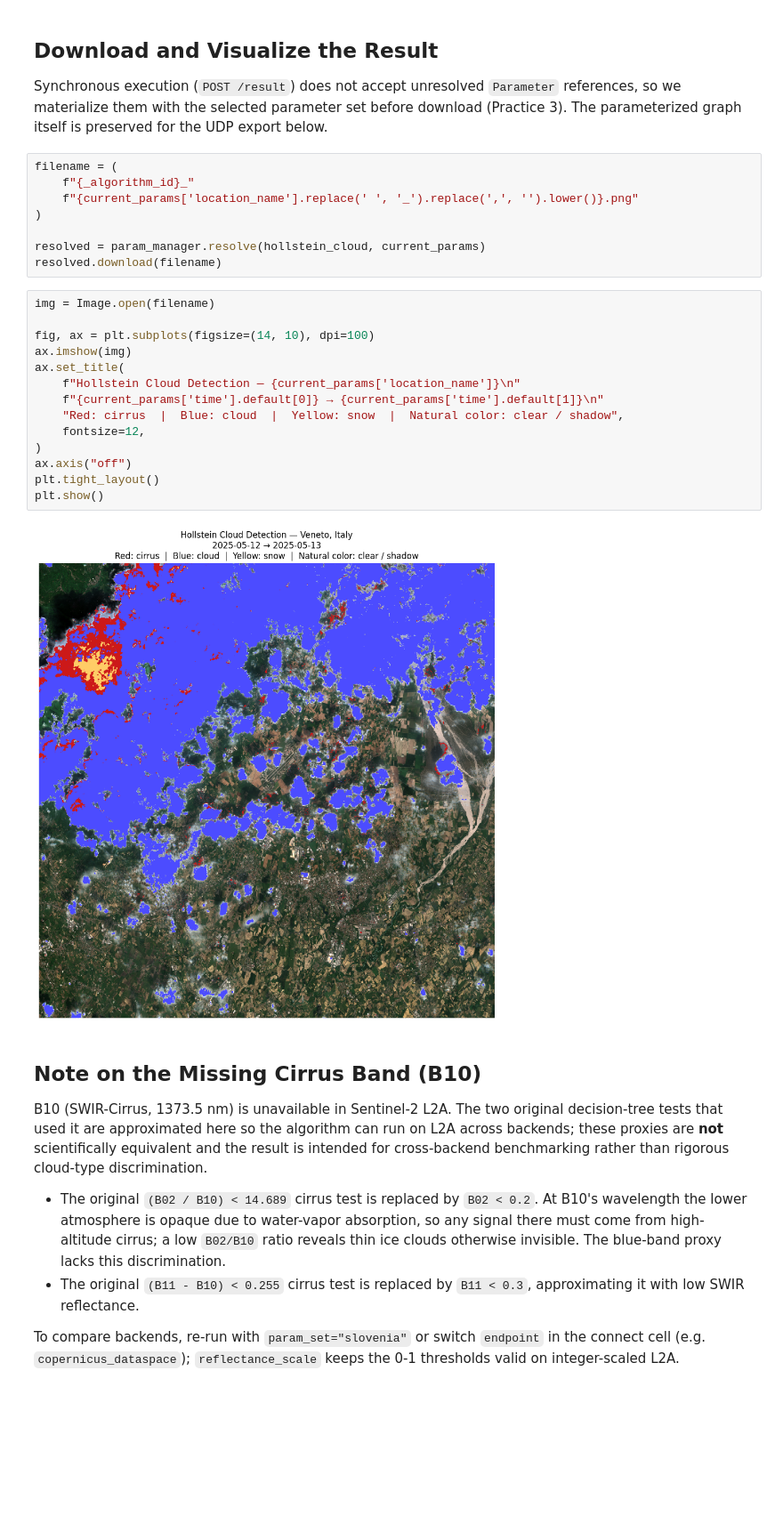
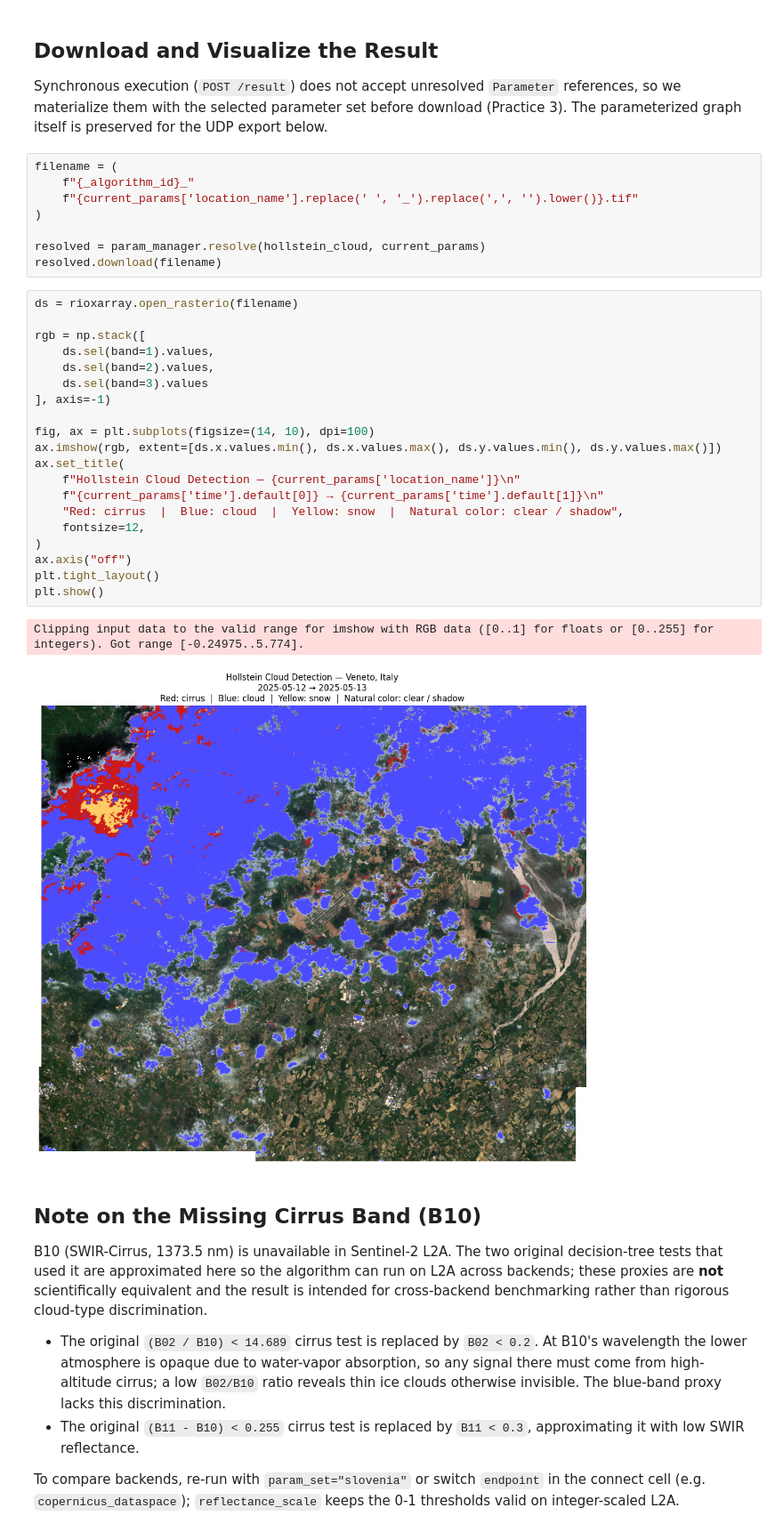
Before and after one commit to developmentseed/openeo-udp, a Jupyter notebook: notebooks/sentinel/sentinel-2/cloud_and_atmospheric_processing/hollstein_cloud_detection.ipynb, the cells around one changed output. Shown at 89% size. Cells and saved outputs as stored; diff of their text form; blank space fills up the shorter version.

```diff
--- a/notebooks/sentinel/sentinel-2/cloud_and_atmospheric_processing/hollstein_cloud_detection.ipynb
+++ b/notebooks/sentinel/sentinel-2/cloud_and_atmospheric_processing/hollstein_cloud_detection.ipynb
@@ -192,27 +195,34 @@ export below.
 # %%
 filename = (
     f"{_algorithm_id}_"
-    f"{current_params['location_name'].replace(' ', '_').replace(',', '').lower()}.png"
+    f"{current_params['location_name'].replace(' ', '_').replace(',', '').lower()}.tif"
 )
 
 resolved = param_manager.resolve(hollstein_cloud, current_params)
 resolved.download(filename)
-# %%
-img = Image.open(filename)
-
-fig, ax = plt.subplots(figsize=(14, 10), dpi=100)
-ax.imshow(img)
-ax.set_title(
-    f"Hollstein Cloud Detection — {current_params['location_name']}\n"
-    f"{current_params['time'].default[0]} → {current_params['time'].default[1]}\n"
-    "Red: cirrus  |  Blue: cloud  |  Yellow: snow  |  Natural color: clear / shadow",
-    fontsize=12,
-)
-ax.axis("off")
-plt.tight_layout()
-plt.show()
-# %% [output]
-[figure, removed]
+# %%
+ds = rioxarray.open_rasterio(filename)
+
+rgb = np.stack([
+    ds.sel(band=1).values,
+    ds.sel(band=2).values,
+    ds.sel(band=3).values
+], axis=-1)
+
+fig, ax = plt.subplots(figsize=(14, 10), dpi=100)
+ax.imshow(rgb, extent=[ds.x.values.min(), ds.x.values.max(), ds.y.values.min(), ds.y.values.max()])
+ax.set_title(
+    f"Hollstein Cloud Detection — {current_params['location_name']}\n"
+    f"{current_params['time'].default[0]} → {current_params['time'].default[1]}\n"
+    "Red: cirrus  |  Blue: cloud  |  Yellow: snow  |  Natural color: clear / shadow",
+    fontsize=12,
+)
+ax.axis("off")
+plt.tight_layout()
+plt.show()
+# %% [output]
+Clipping input data to the valid range for imshow with RGB data ([0..1] for floats or [0..255] for integers). Got range [-0.24975..5.774].
+[figure, added]
 # %% [markdown]
 ## Note on the Missing Cirrus Band (B10)
 
```
Also changed, not shown: parts of 8 cells of this notebook, 5 other files.
